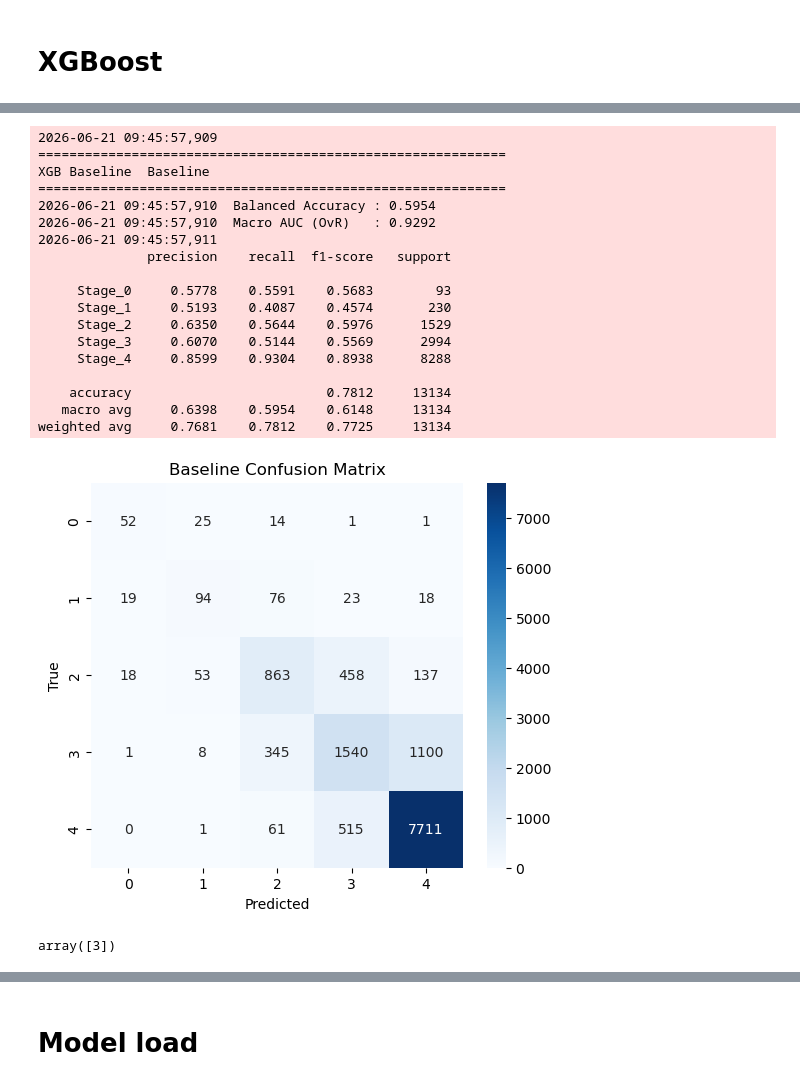
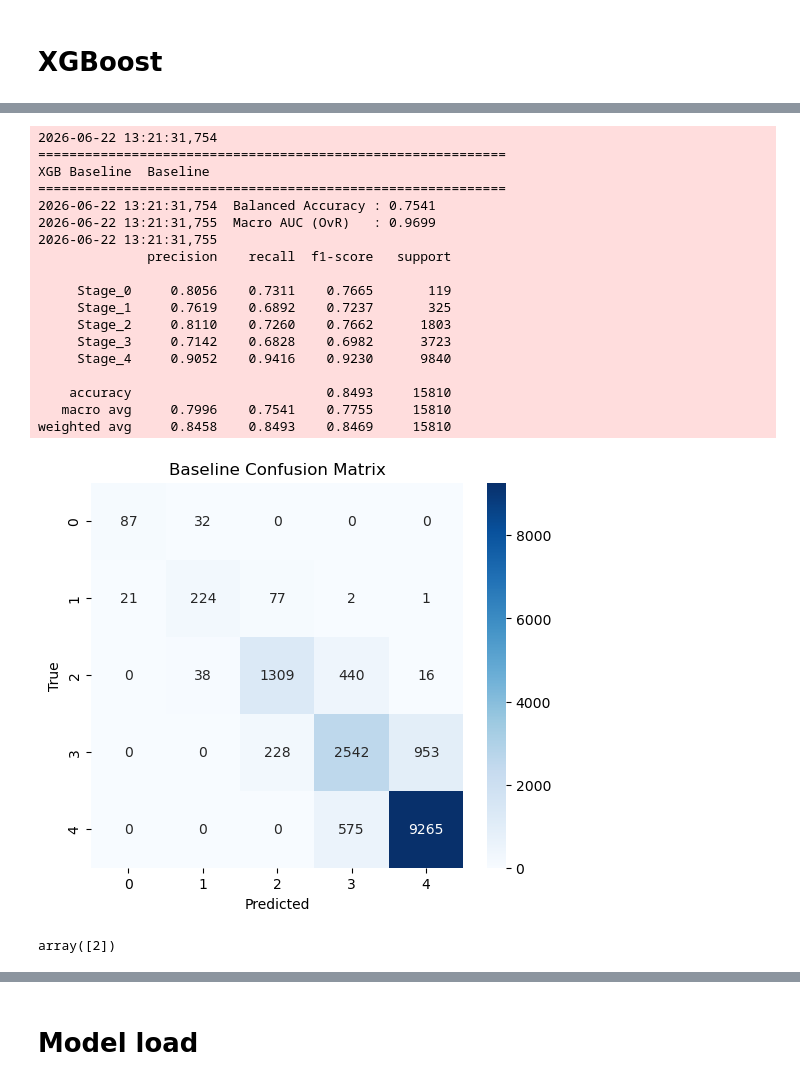
Before and after one commit to mziaratban/egfr-stage-prediction-api, a Jupyter notebook: XGB_for_docker.ipynb, the cells around one changed output, grey strips where cells are left out. Saved outputs shown, nothing was run; the diff lists cells and outputs as text; code cells hidden in the pictures.

```diff
--- a/XGB_for_docker.ipynb
+++ b/XGB_for_docker.ipynb
@@ -631,6 +631,6 @@ X_tr_aug: (47935, 1162)
 # XGBoost
 # %%
 
-#xgb_model = train_xgboost(X_tr_aug[:,-1,:], y_flat_tr,   X_val_aug[:,-1,:], y_flat_val)
+xgb_model = train_xgboost(X_tr_aug[:,-1,:], y_flat_tr,   X_val_aug[:,-1,:], y_flat_val)
 
 #xgb_model.save_model("my_xgb_model_day_4.json")
@@ -637,30 +645,30 @@ X_tr_aug: (47935, 1162)
 # %%
-from xgboost import XGBClassifier
-xgb_model = XGBClassifier()
+#from xgboost import XGBClassifier
+#xgb_model = XGBClassifier()
 # 2. Load the saved model into it
-xgb_model.load_model("my_xgb_model_day_4.json")
+#xgb_model.load_model("my_xgb_model_day_4.json")
 
 xgb_results1 = evaluate_xgb_baseline(X_te_aug[:,-1,:], y_flat_test , xgb_model,  label=f"XGB Baseline " )
 # %% [output]
-2026-06-21 09:45:57,909
+2026-06-22 13:21:31,754
 ============================================================
 XGB Baseline  Baseline
 ============================================================
-2026-06-21 09:45:57,910  Balanced Accuracy : 0.5954
-2026-06-21 09:45:57,910  Macro AUC (OvR)   : 0.9292
-2026-06-21 09:45:57,911
+2026-06-22 13:21:31,754  Balanced Accuracy : 0.7541
+2026-06-22 13:21:31,755  Macro AUC (OvR)   : 0.9699
+2026-06-22 13:21:31,755
               precision    recall  f1-score   support
 
-     Stage_0     0.5778    0.5591    0.5683        93
-     Stage_1     0.5193    0.4087    0.4574       230
-     Stage_2     0.6350    0.5644    0.5976      1529
-     Stage_3     0.6070    0.5144    0.5569      2994
-     Stage_4     0.8599    0.9304    0.8938      8288
+     Stage_0     0.8056    0.7311    0.7665       119
+     Stage_1     0.7619    0.6892    0.7237       325
+     Stage_2     0.8110    0.7260    0.7662      1803
+     Stage_3     0.7142    0.6828    0.6982      3723
+     Stage_4     0.9052    0.9416    0.9230      9840
 
-    accuracy                         0.7812     13134
-   macro avg     0.6398    0.5954    0.6148     13134
-weighted avg     0.7681    0.7812    0.7725     13134
+    accuracy                         0.8493     15810
+   macro avg     0.7996    0.7541    0.7755     15810
+weighted avg     0.8458    0.8493    0.8469     15810
-[figure, old version]
+[figure, new version]
 # %%
 n_tst = 100
 X_inp = X_te_aug[n_tst:n_tst+1,-1,:]
@@ -670,4 +678,4 @@ preds = probs.argmax(axis=1)
 
 preds
 # %% [output]
-array([3])
+array([2])
```
Also changed, not shown: parts of 13 cells of this notebook, 6 other files.
